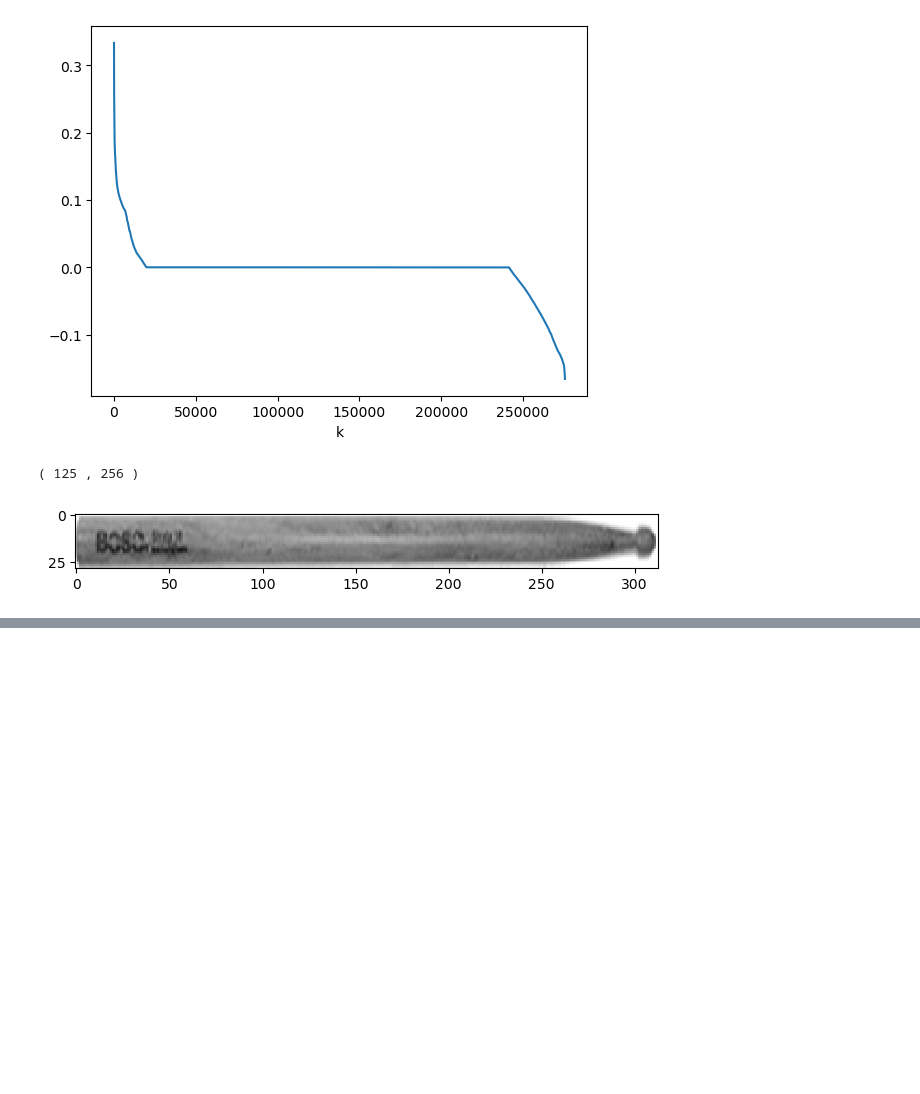
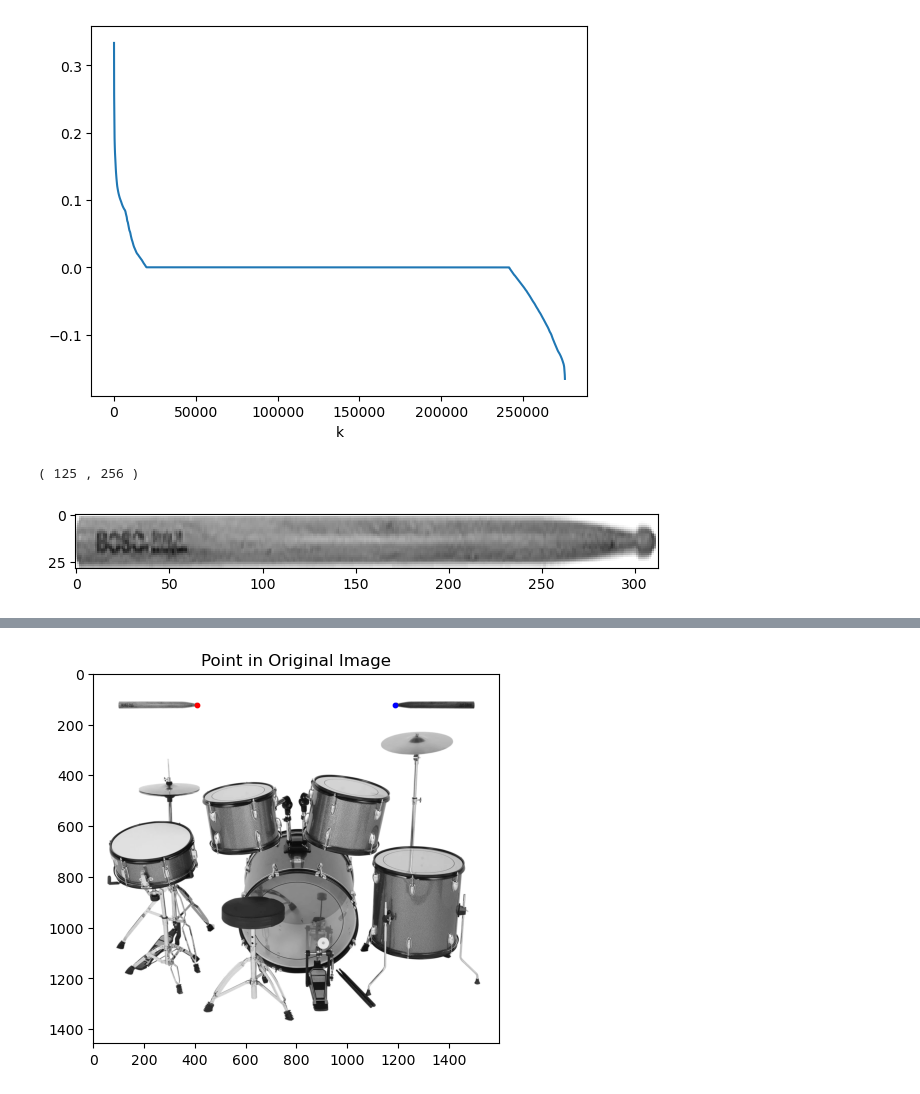
Before and after one commit to jessie-kong/Virtual-Drum-Kit, a Jupyter notebook: main.ipynb, the cells around one changed output, grey strips where cells are left out. Cells and saved outputs as stored; diff of their text form; code cells hidden in the pictures; blank space fills up the shorter version.

```diff
--- a/main.ipynb
+++ b/main.ipynb
@@ -781 +713,10 @@ plt.show()
 [figure]
+# %%
+#display the point detected
+plt.imshow(images[0], cmap='gray')
+plt.scatter(light_x_val, light_y_val , c='r', s=10)
+plt.scatter(dark_x_val, dark_y_val , c='b', s=10)
+plt.title('Point in Original Image')
+plt.show()
+# %% [output]
+[figure, added]
```
Also changed, not shown: parts of 19 cells of this notebook.
